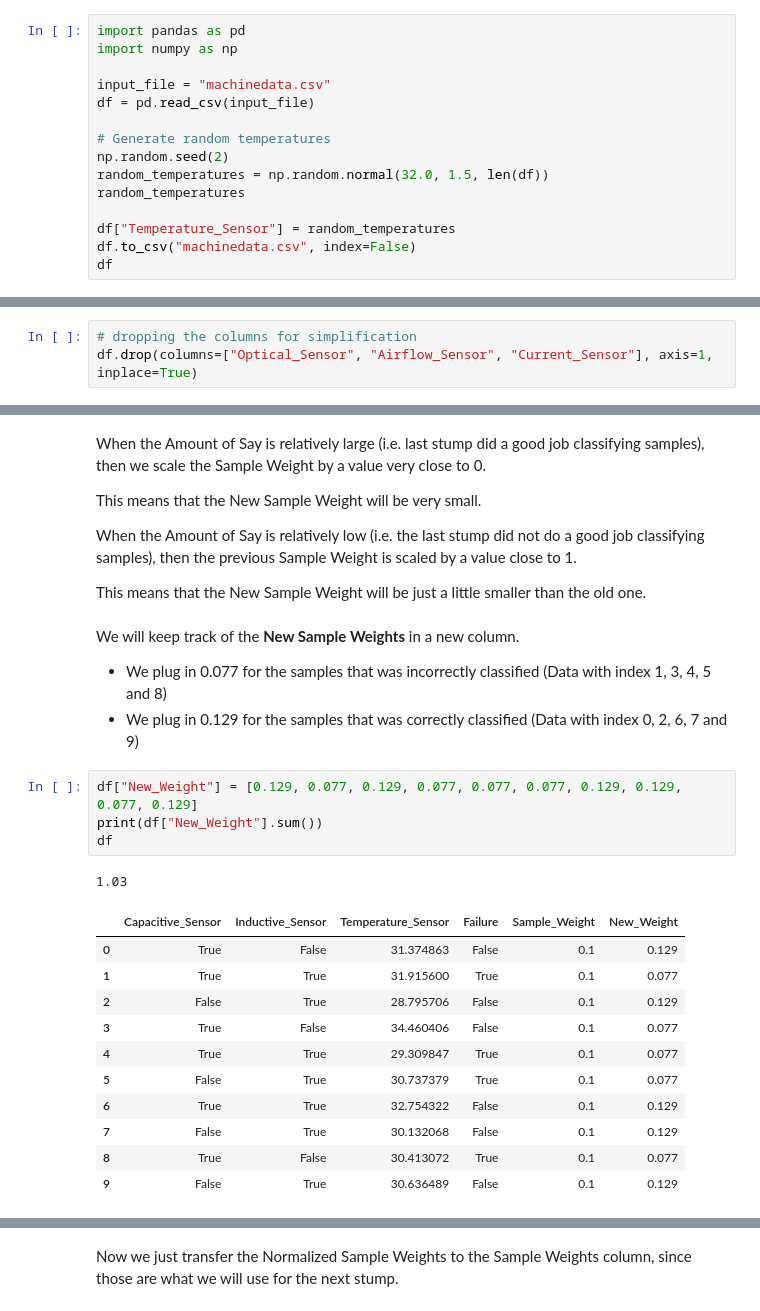
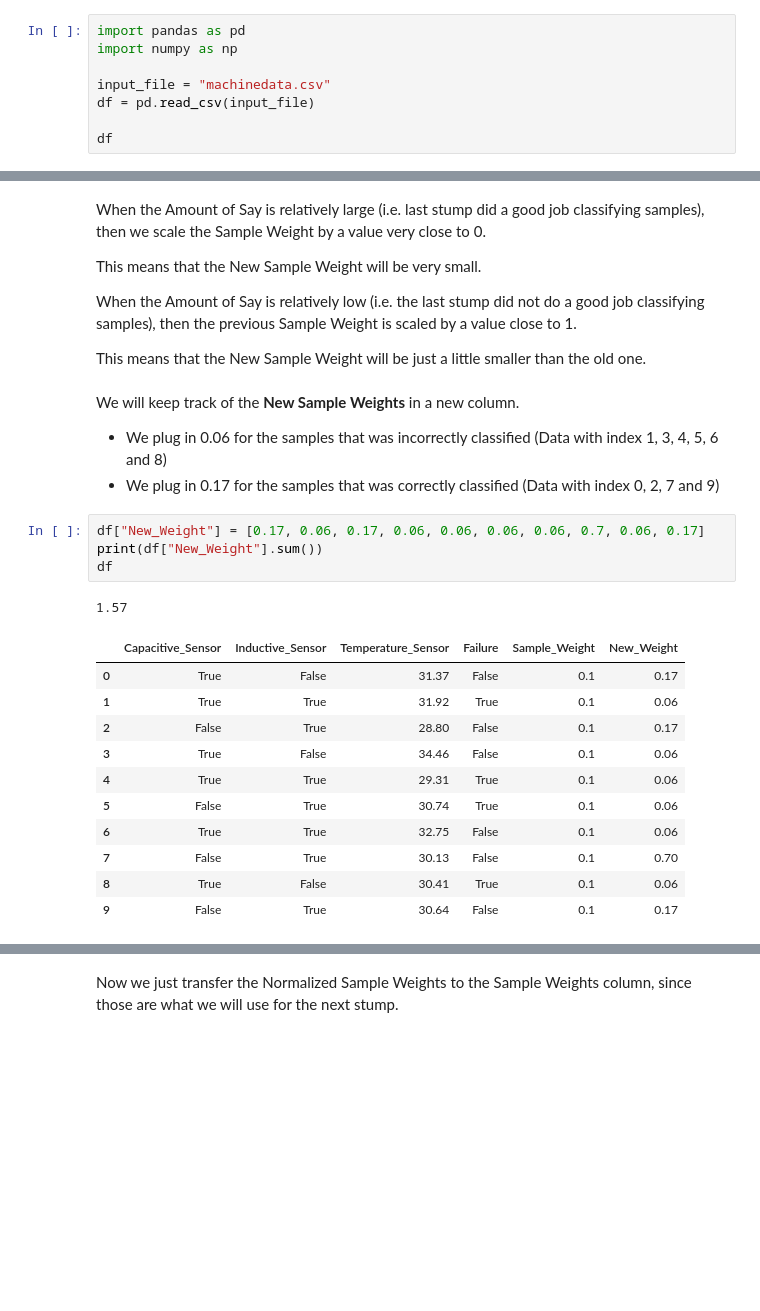
Before and after one commit to AHMAD-KHAIRI/python, a Jupyter notebook: day_110_adaboost/adaboost.ipynb, the cells around one changed output, grey strips where cells are left out. Cells and saved outputs as stored; diff of their text form; blank space fills up the shorter version.

```diff
--- a/day_110_adaboost/adaboost.ipynb
+++ b/day_110_adaboost/adaboost.ipynb
@@ -31,12 +31,5 @@ import numpy as np
 input_file = "machinedata.csv"
 df = pd.read_csv(input_file)
 
-# Generate random temperatures
-np.random.seed(2)
-random_temperatures = np.random.normal(32.0, 1.5, len(df))
-random_temperatures
-
-df["Temperature_Sensor"] = random_temperatures
-df.to_csv("machinedata.csv", index=False)
 df
 # %% [output]
@@ -54,3 +46,0 @@ df
-# %%
-# dropping the columns for simplification
-df.drop(columns=["Optical_Sensor", "Airflow_Sensor", "Current_Sensor"], axis=1, inplace=True)
@@ -523,25 +527,25 @@ This means that the New Sample Weight will be just a little smaller than the old
 # %% [markdown]
 We will keep track of the <b>New Sample Weights</b> in a new column.
 
-* We plug in 0.077 for the samples that was incorrectly classified (Data with index 1, 3, 4, 5 and 8)
-* We plug in 0.129 for the samples that was correctly classified (Data with index 0, 2, 6, 7 and 9)
+* We plug in 0.06 for the samples that was incorrectly classified (Data with index 1, 3, 4, 5, 6 and 8)
+* We plug in 0.17 for the samples that was correctly classified (Data with index 0, 2, 7 and 9)
 # %%
-df["New_Weight"] = [0.129, 0.077, 0.129, 0.077, 0.077, 0.077, 0.129, 0.129, 0.077, 0.129]
+df["New_Weight"] = [0.17, 0.06, 0.17, 0.06, 0.06, 0.06, 0.06, 0.7, 0.06, 0.17]
 print(df["New_Weight"].sum())
 df
 # %% [output]
-1.03
+1.57
 |  | Capacitive_Sensor | Inductive_Sensor | Temperature_Sensor | Failure | Sample_Weight | New_Weight |
-| 0 | True | False | 31.374863 | False | 0.1 | 0.129 |
-| 1 | True | True | 31.915600 | True | 0.1 | 0.077 |
-| 2 | False | True | 28.795706 | False | 0.1 | 0.129 |
-| 3 | True | False | 34.460406 | False | 0.1 | 0.077 |
-| 4 | True | True | 29.309847 | True | 0.1 | 0.077 |
-| 5 | False | True | 30.737379 | True | 0.1 | 0.077 |
-| 6 | True | True | 32.754322 | False | 0.1 | 0.129 |
-| 7 | False | True | 30.132068 | False | 0.1 | 0.129 |
-| 8 | True | False | 30.413072 | True | 0.1 | 0.077 |
-| 9 | False | True | 30.636489 | False | 0.1 | 0.129 |
+| 0 | True | False | 31.37 | False | 0.1 | 0.17 |
+| 1 | True | True | 31.92 | True | 0.1 | 0.06 |
+| 2 | False | True | 28.80 | False | 0.1 | 0.17 |
+| 3 | True | False | 34.46 | False | 0.1 | 0.06 |
+| 4 | True | True | 29.31 | True | 0.1 | 0.06 |
+| 5 | False | True | 30.74 | True | 0.1 | 0.06 |
+| 6 | True | True | 32.75 | False | 0.1 | 0.06 |
+| 7 | False | True | 30.13 | False | 0.1 | 0.70 |
+| 8 | True | False | 30.41 | True | 0.1 | 0.06 |
+| 9 | False | True | 30.64 | False | 0.1 | 0.17 |
 # %% [markdown]
 Now we need to normalize the New Sample Weights so that they will add up to 1.
 
```
Also changed, not shown: parts of 115 cells of this notebook, 12 other files.
